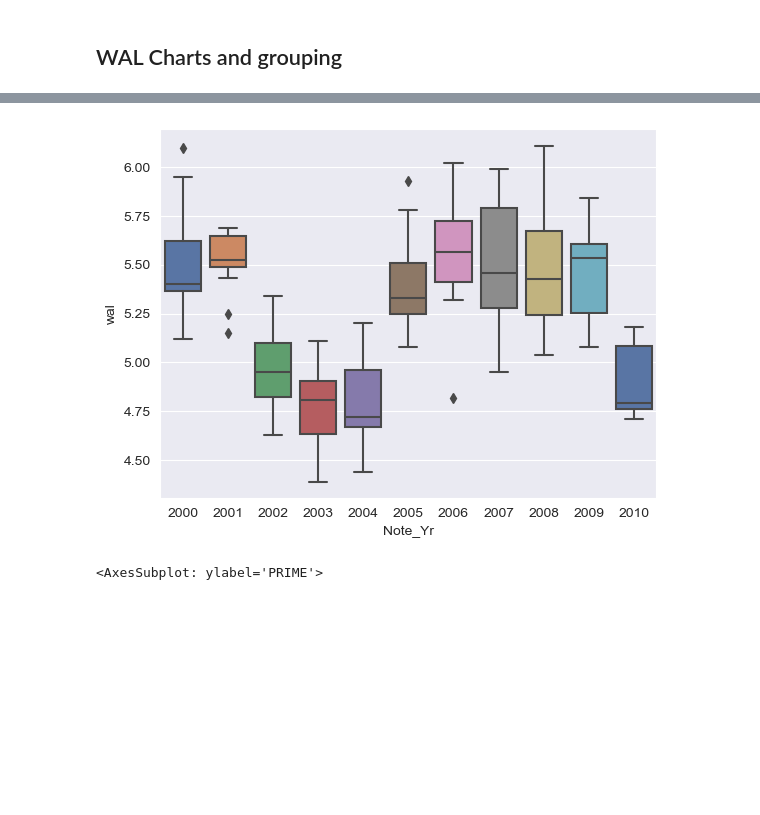
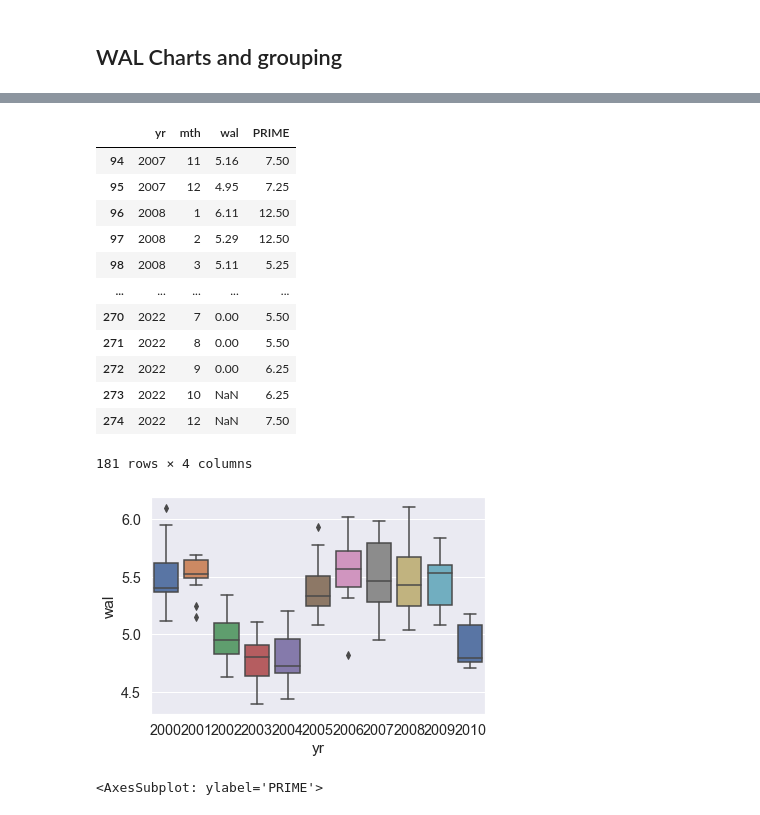
Before and after one commit to laramiedunlap/workstation_transfers, a Jupyter notebook: load_prime_table/prime.ipynb, the cells around one changed output, grey strips where cells are left out. Cells and saved outputs as stored; diff of their text form; code cells hidden in the pictures; blank space fills up the shorter version.

Commit message:
fixed all Prime rate aggregations, added a lot of charting to notebook for deck

```diff
--- a/load_prime_table/prime.ipynb
+++ b/load_prime_table/prime.ipynb
@@ -38,6 +38,10 @@ for q in add_mth_year_queries:
     engine.execute(q)
 
 prime_df = pd.read_sql("SELECT * FROM sba.prime_rates",engine)
+# %%
+prime_annual = prime_df[prime_df.columns[1:]].groupby('p_YEAR').mean()[['PRIME']].reset_index()
+prime_annual = prime_annual[prime_annual['p_YEAR']>=2000]
+prime_df = prime_df[prime_df['p_YEAR']>=2000]
 # %% [markdown]
 ## Read in loan data, format dates
 # %%
@@ -102,3 +75,6 @@ loan_df[loan_df['PrepayMthsQty']==0]
+# %%
+loan_df = pd.read_csv('clean_loans.csv')
+loan_df = loan_df[[c for c in loan_df.columns if 'unnamed' not in c.lower()] ]
 # %%
 def coalesce_least(row):
     a = row['PrepayMthsQty']
@@ -110,4 +86,6 @@ def coalesce_least(row):
     else:
         return min(a, b)
 
-test_df['PP_Qty'] = test_df[['PrepayMthsQty','DefaultMthsQty']].apply(coalesce_least, axis=1)
+loan_df['PP_Qty'] = loan_df[['PrepayMthsQty','DefaultMthsQty']].apply(coalesce_least, axis=1)
+
+test_df = loan_df[loan_df['MatBucket']=='21+']
@@ -177,0 +192,27 @@ wal_groups[wal_groups['Note_Yr']<=2010]
+# %%
+# Create a single plot
+import matplotlib.pyplot as plt
+font1 = {'family':'serif','color':'black','size':15}
+
+
+font2 = {'family':'serif','color':'black','size':25}
+
+sns.set_style("darkgrid")
+sns.set_context("paper")
+sns.set(font_scale=1.3)
+
+g = sns.jointplot(data=wal_groups[wal_groups['yr']<=2010], x='wal', y='PRIME', kind='reg', palette='viridis')
+g = g.plot_joint(sns.kdeplot, color="gray", levels=6, alpha=0.4, style='-')
+g = g.plot_joint(sns.scatterplot, hue=wal_groups[wal_groups['yr']<=2010]['wal'], palette='viridis',legend=False)
+g.fig.set_size_inches(14,10)
+g.set_axis_labels(xlabel='Weighted Average Life (Years)', ylabel='Prime Rate', fontdict=font1, labelpad = 20)
+g.figure.axes[1].set_title('SBA 7(a) 21+ Year Loans Weighted Average Life:\n Performance at Historical Prime Rate levels (2000-2010)',loc='left', fontdict=font2)
+g.refline(x=2.5, color='darkgreen')
+g.refline(x=3.5, color='magenta')
+g.refline(x=4.5, color='cyan')
+all_axes = [ax for ax in g.figure.axes]
+vals = all_axes[0].get_yticks()
+vals = [(v/100) for v in vals]
+all_axes[0].set_yticklabels(['{:,.2%}'.format(x) for x in vals])
+
+# ax.set_yticklabels(['{:,2%}'.format(x) for x in vals])
@@ -178,9 +244,26 @@ wal_groups[wal_groups['Note_Yr']<=2010]
+# %%
+
+wal_groups.iloc[94:]
+# %% [output]
+|  | yr | mth | wal | PRIME |
+| 94 | 2007 | 11 | 5.16 | 7.50 |
+| 95 | 2007 | 12 | 4.95 | 7.25 |
+| 96 | 2008 | 1 | 6.11 | 12.50 |
+| 97 | 2008 | 2 | 5.29 | 12.50 |
+| 98 | 2008 | 3 | 5.11 | 5.25 |
+| ... | ... | ... | ... | ... |
+| 270 | 2022 | 7 | 0.00 | 5.50 |
+| 271 | 2022 | 8 | 0.00 | 5.50 |
+| 272 | 2022 | 9 | 0.00 | 6.25 |
+| 273 | 2022 | 10 | NaN | 6.25 |
+| 274 | 2022 | 12 | NaN | 7.50 |
+181 rows × 4 columns
 # %%
 import matplotlib.pyplot as plt
 
-fig_a = sns.boxplot(x='Note_Yr', y='wal', data=wal_groups[wal_groups['Note_Yr']<=2010], palette='deep')
+fig_a = sns.boxplot(x='yr', y='wal', data=wal_groups[wal_groups['yr']<=2010], palette='deep')
 # %% [output]
-[figure, old version]
+[figure, new version]
 # %%
 sns.lineplot(data=prime_annual[prime_annual['p_YEAR']<=2010]['PRIME'])
 # %% [output]
```
Also changed, not shown: parts of 19 cells of this notebook, 2 other files.
